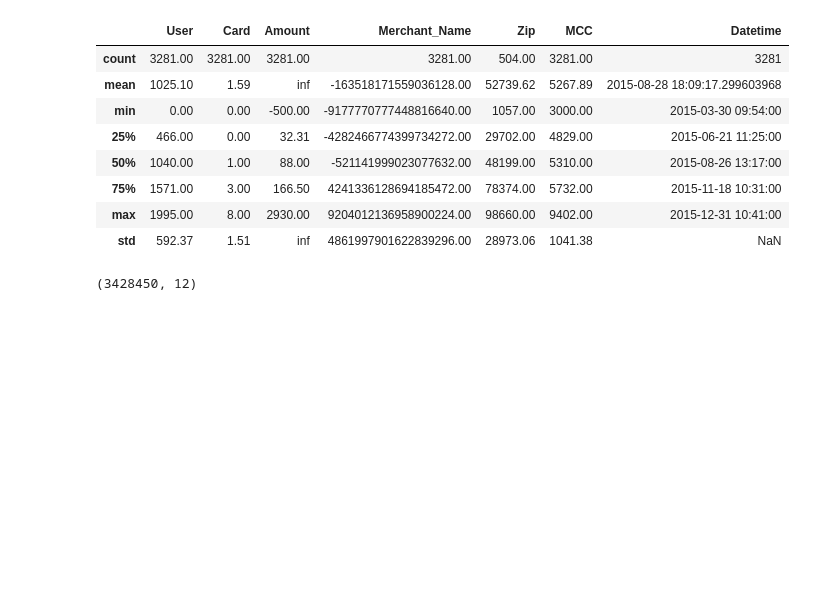
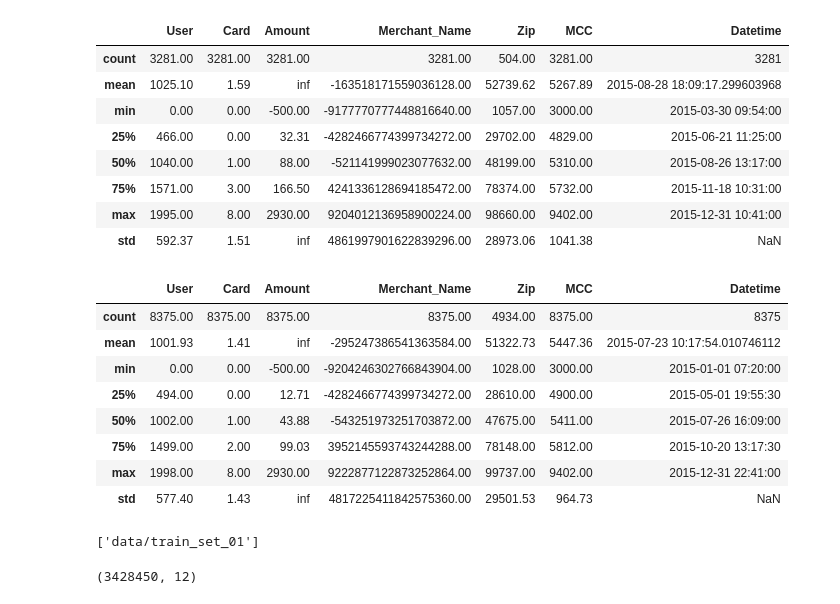
Before and after one commit to Yichen-Z/ece5831-2023-ccf, a Jupyter notebook: explore_transactions.ipynb, the cells around one changed output. Drawn from its saved outputs; the diff is of its cells as text; code cells hidden in the pictures; blank space fills up the shorter version.

```diff
--- a/explore_transactions.ipynb
+++ b/explore_transactions.ipynb
@@ -601,6 +630,24 @@ train_f_pool.describe()
 | 75% | 1571.00 | 3.00 | 166.50 | 4241336128694185472.00 | 78374.00 | 5732.00 | 2015-11-18 10:31:00 |
 | max | 1995.00 | 8.00 | 2930.00 | 9204012136958900224.00 | 98660.00 | 9402.00 | 2015-12-31 10:41:00 |
 | std | 592.37 | 1.51 | inf | 4861997901622839296.00 | 28973.06 | 1041.38 | NaN |
+# %%
+training_set = pd.concat([train_nf_sample, train_f_pool])
+training_set.describe()
+# %% [output]
+|  | User | Card | Amount | Merchant_Name | Zip | MCC | Datetime |
+| count | 8375.00 | 8375.00 | 8375.00 | 8375.00 | 4934.00 | 8375.00 | 8375 |
+| mean | 1001.93 | 1.41 | inf | -295247386541363584.00 | 51322.73 | 5447.36 | 2015-07-23 10:17:54.010746112 |
+| min | 0.00 | 0.00 | -500.00 | -9204246302766843904.00 | 1028.00 | 3000.00 | 2015-01-01 07:20:00 |
+| 25% | 494.00 | 0.00 | 12.71 | -4282466774399734272.00 | 28610.00 | 4900.00 | 2015-05-01 19:55:30 |
+| 50% | 1002.00 | 1.00 | 43.88 | -543251973251703872.00 | 47675.00 | 5411.00 | 2015-07-26 16:09:00 |
+| 75% | 1499.00 | 2.00 | 99.03 | 3952145593743244288.00 | 78148.00 | 5812.00 | 2015-10-20 13:17:30 |
+| max | 1998.00 | 8.00 | 2930.00 | 9222877122873252864.00 | 99737.00 | 9402.00 | 2015-12-31 22:41:00 |
+| std | 577.40 | 1.43 | inf | 4817225411842575360.00 | 29501.53 | 964.73 | NaN |
+# %%
+training_set.sort_values(by=['Datetime', 'User', 'Card'], inplace=True)
+joblib.dump(training_set, 'data/train_set_01')
+# %% [output]
+['data/train_set_01']
 # %%
 validation_nf_pool = df.loc[(df['Datetime'] >= '2016-01-01') & (df['Datetime'] < '2018-01-01')].copy()
 print(validation_nf_pool.shape)
```
Also changed, not shown: parts of 15 cells of this notebook, 3 other files.
